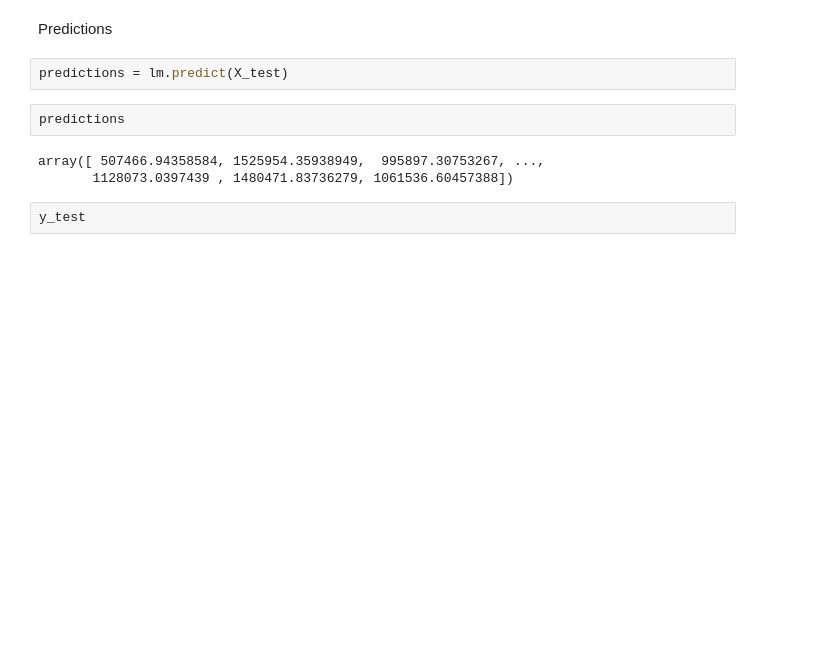
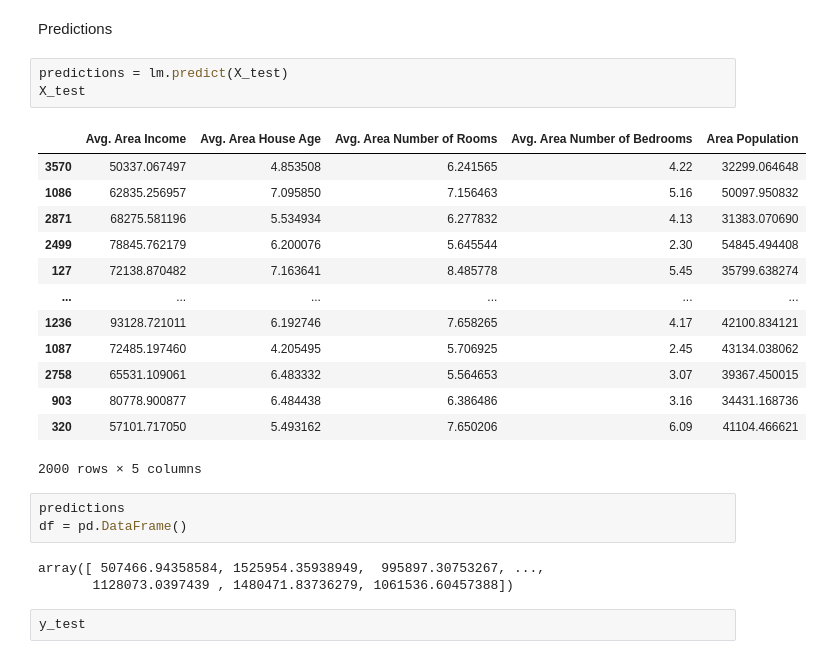
Before and after one commit to dineschandgr/Machine_Learning, a Jupyter notebook: Linear Regression/linear_regression.ipynb, the cells around one changed output. Saved outputs shown, nothing was run; the diff lists cells and outputs as text; blank space fills up the shorter version.

```diff
--- a/Linear Regression/linear_regression.ipynb
+++ b/Linear Regression/linear_regression.ipynb
@@ -196,11 +196,27 @@ cdf
 Predictions
 # %%
 predictions = lm.predict(X_test)
+X_test
+# %% [output]
+|  | Avg. Area Income | Avg. Area House Age | Avg. Area Number of Rooms | Avg. Area Number of Bedrooms | Area Population |
+| 3570 | 50337.067497 | 4.853508 | 6.241565 | 4.22 | 32299.064648 |
+| 1086 | 62835.256957 | 7.095850 | 7.156463 | 5.16 | 50097.950832 |
+| 2871 | 68275.581196 | 5.534934 | 6.277832 | 4.13 | 31383.070690 |
+| 2499 | 78845.762179 | 6.200076 | 5.645544 | 2.30 | 54845.494408 |
+| 127 | 72138.870482 | 7.163641 | 8.485778 | 5.45 | 35799.638274 |
+| ... | ... | ... | ... | ... | ... |
+| 1236 | 93128.721011 | 6.192746 | 7.658265 | 4.17 | 42100.834121 |
+| 1087 | 72485.197460 | 4.205495 | 5.706925 | 2.45 | 43134.038062 |
+| 2758 | 65531.109061 | 6.483332 | 5.564653 | 3.07 | 39367.450015 |
+| 903 | 80778.900877 | 6.484438 | 6.386486 | 3.16 | 34431.168736 |
+| 320 | 57101.717050 | 5.493162 | 7.650206 | 6.09 | 41104.466621 |
+2000 rows × 5 columns
-# %%
-predictions
-# %% [output]
-array([ 507466.94358584, 1525954.35938949,  995897.30753267, ...,
-       1128073.0397439 , 1480471.83736279, 1061536.60457388])
+# %%
+predictions
+df = pd.DataFrame()
+# %% [output]
+array([ 507466.94358584, 1525954.35938949,  995897.30753267, ...,
+       1128073.0397439 , 1480471.83736279, 1061536.60457388])
 # %%
 y_test
 # %% [output]
```
Also changed, not shown: parts of 2 cells of this notebook, 5 other files.
